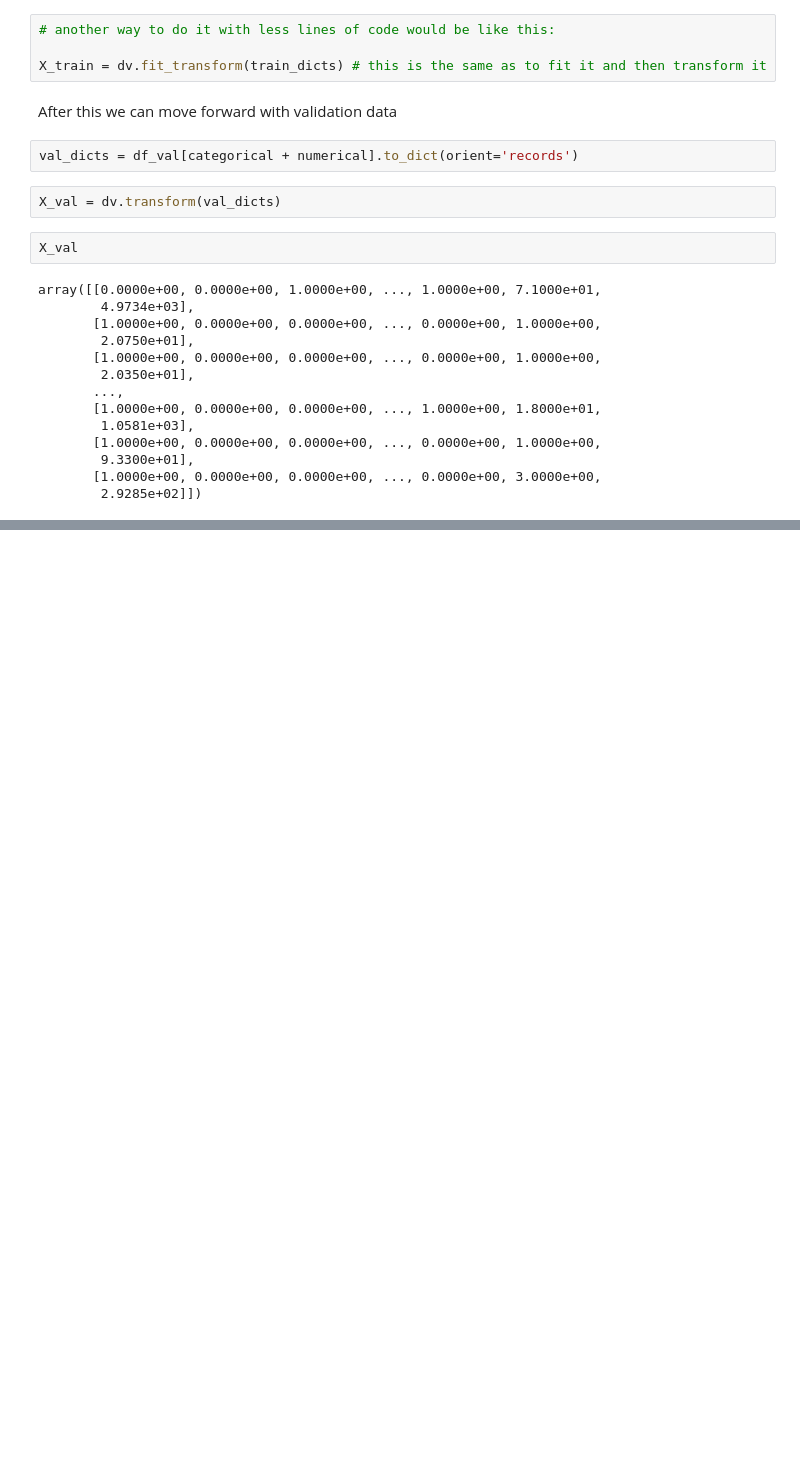
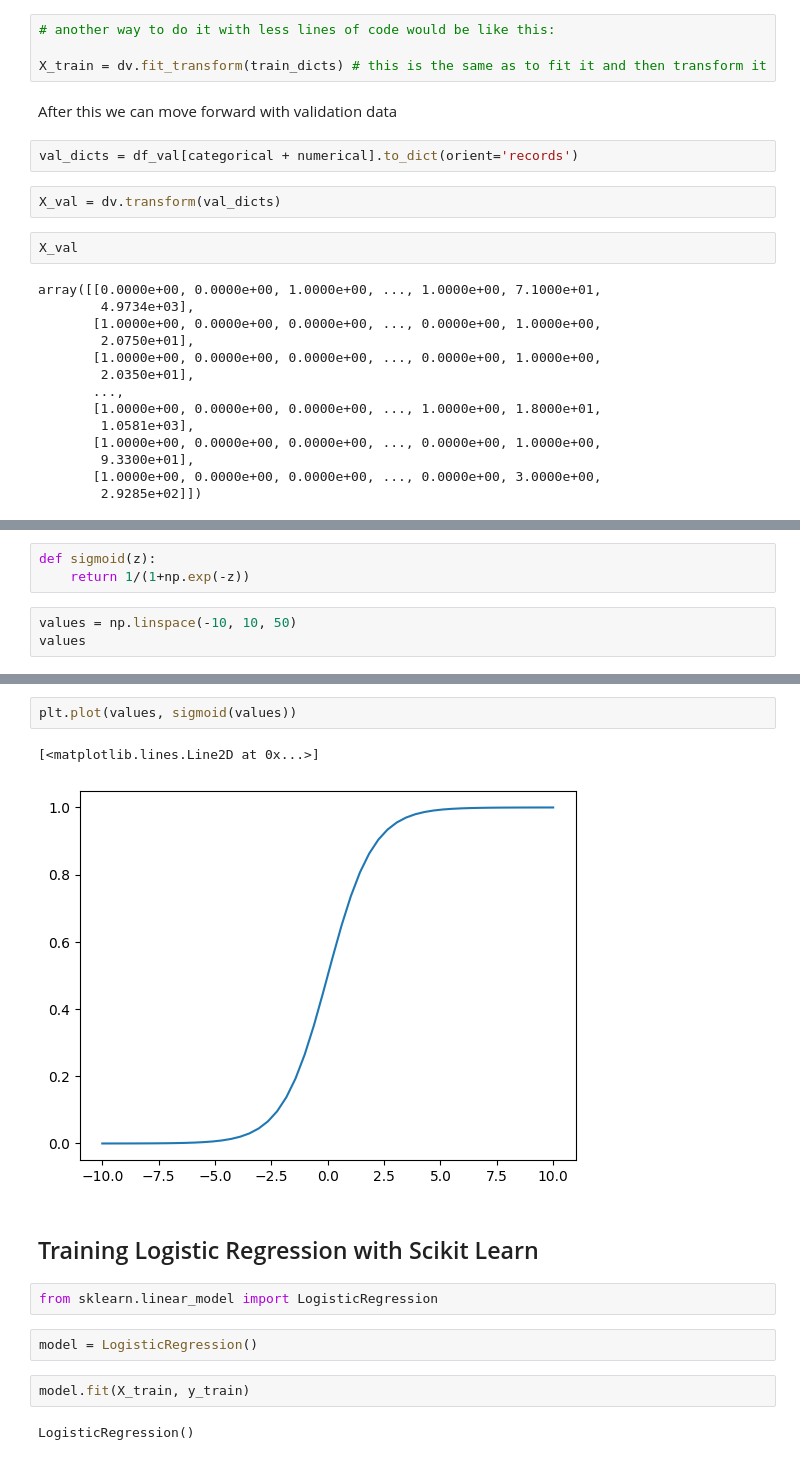
Before and after one commit to juangrau/DTC-ML-course, a Jupyter notebook: mod_3/classification.ipynb, the cells around one changed output, grey strips where cells are left out. Saved outputs shown, nothing was run; the diff lists cells and outputs as text; blank space fills up the shorter version.

```diff
--- a/mod_3/classification.ipynb
+++ b/mod_3/classification.ipynb
@@ -788,0 +800,6 @@ array([[0.0000e+00, 0.0000e+00, 1.0000e+00, ..., 1.0000e+00, 7.1000e+01,
+# %%
+def sigmoid(z):
+    return 1/(1+np.exp(-z))
+# %%
+values = np.linspace(-10, 10, 50)
+values
@@ -788,0 +836,15 @@ array([[0.0000e+00, 0.0000e+00, 1.0000e+00, ..., 1.0000e+00, 7.1000e+01,
+# %%
+plt.plot(values, sigmoid(values))
+# %% [output]
+[<matplotlib.lines.Line2D at 0x...>]
+[figure, added]
+# %% [markdown]
+## Training Logistic Regression with Scikit Learn
+# %%
+from sklearn.linear_model import LogisticRegression
+# %%
+model = LogisticRegression()
+# %%
+model.fit(X_train, y_train)
+# %% [output]
+LogisticRegression()
```
Also changed, not shown: parts of 59 cells of this notebook, 5 other files.
